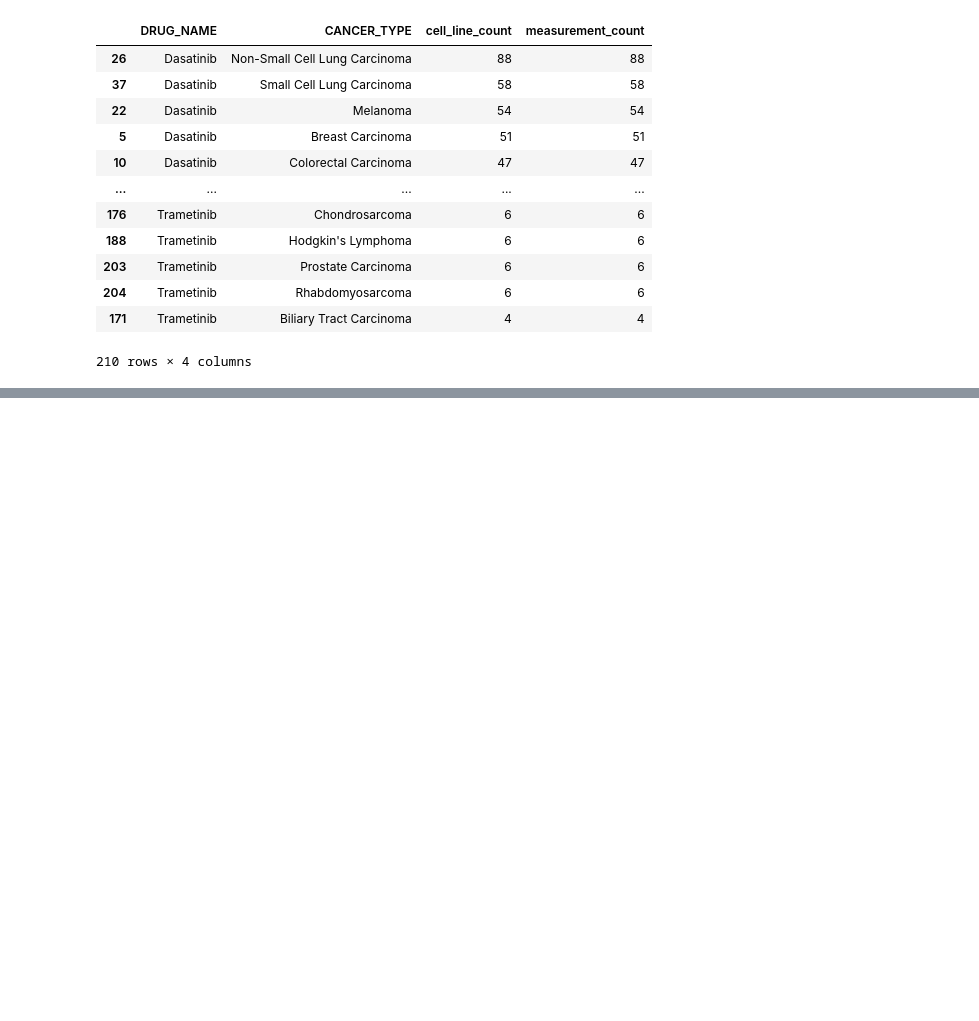
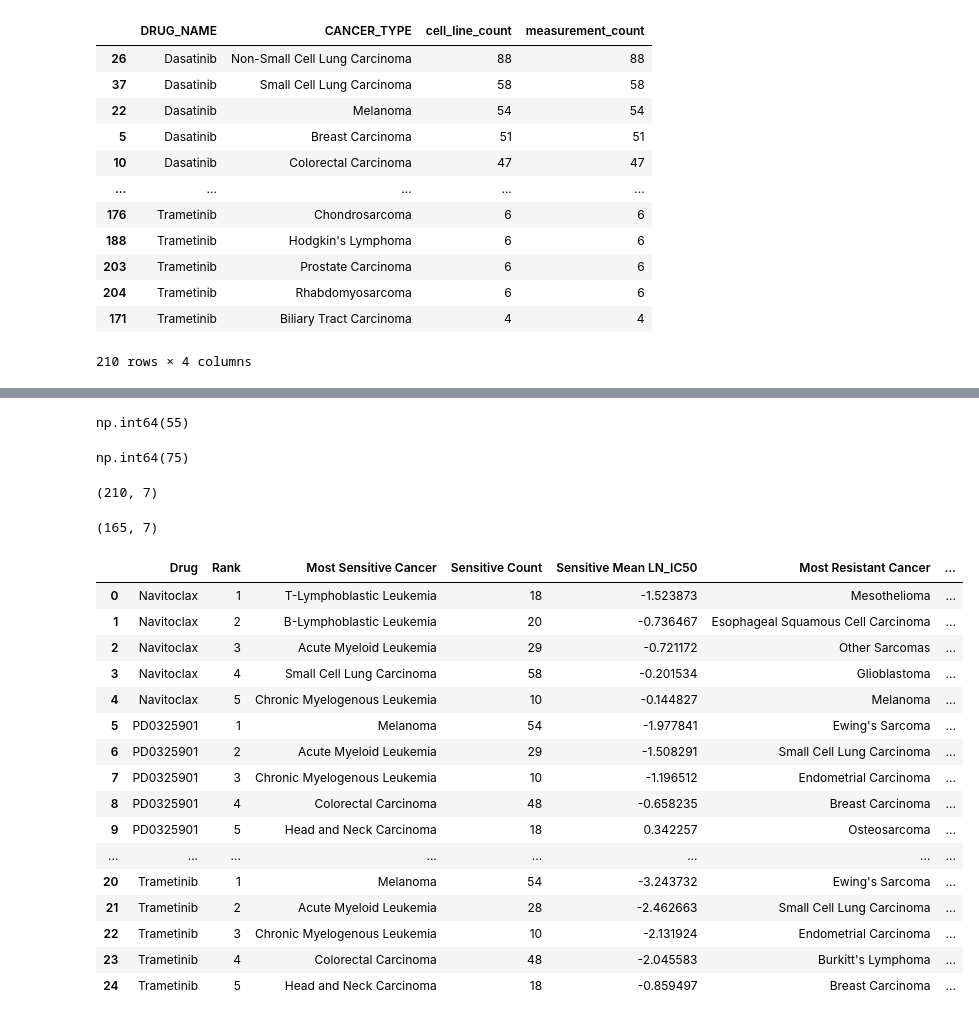
Before and after one commit to ReyhaNexus/GDSC2-drug-response_EDA, a Jupyter notebook: drug_response.ipynb, the cells around one changed output, grey strips where cells are left out. Saved outputs shown, nothing was run; the diff lists cells and outputs as text; code cells hidden in the pictures; blank space fills up the shorter version.

```diff
--- a/drug_response.ipynb
+++ b/drug_response.ipynb
@@ -1951,0 +1989,68 @@ cancer_coverage.sort_values(
+# %%
+(cancer_response['count'] < 10).sum()
+# %% [output]
+np.int64(55)
+# %%
+(cancer_response['count'] < 15).sum()
+# %% [output]
+np.int64(75)
+# %%
+cancer_response.shape
+# %% [output]
+(210, 7)
+# %%
+cancer_response_filtered = cancer_response[cancer_response['count'] >= 10].copy()
+cancer_response_filtered.shape
+# %% [output]
+(165, 7)
+# %%
+
+results = []
+
+
+for drug in cancer_response_filtered['DRUG_NAME'].unique():
+
+    drug_data = cancer_response_filtered[
+        cancer_response_filtered['DRUG_NAME'] == drug
+    ]
+
+
+    sensitive = drug_data.nsmallest(5, 'mean')
+
+    resistant = drug_data.nlargest(5, 'mean')
+
+    for rank in range(5):
+
+        results.append({
+            'Drug': drug,
+            'Rank': rank + 1,
+            'Most Sensitive Cancer': sensitive.iloc[rank]['CANCER_TYPE'],
+            'Sensitive Count': sensitive.iloc[rank]['count'],
+            'Sensitive Mean LN_IC50': sensitive.iloc[rank]['mean'],
+            'Most Resistant Cancer': resistant.iloc[rank]['CANCER_TYPE'],
+            'Resistant Count': resistant.iloc[rank]['count'],
+            'Resistant Mean LN_IC50': resistant.iloc[rank]['mean']
+
+        })
+
+drug_response_summary = pd.DataFrame(results)
+
+drug_response_summary
+# %% [output]
+|  | Drug | Rank | Most Sensitive Cancer | Sensitive Count | Sensitive Mean LN_IC50 | Most Resistant Cancer | ... |
+| 0 | Navitoclax | 1 | T-Lymphoblastic Leukemia | 18 | -1.523873 | Mesothelioma | ... |
+| 1 | Navitoclax | 2 | B-Lymphoblastic Leukemia | 20 | -0.736467 | Esophageal Squamous Cell Carcinoma | ... |
+| 2 | Navitoclax | 3 | Acute Myeloid Leukemia | 29 | -0.721172 | Other Sarcomas | ... |
+| 3 | Navitoclax | 4 | Small Cell Lung Carcinoma | 58 | -0.201534 | Glioblastoma | ... |
+| 4 | Navitoclax | 5 | Chronic Myelogenous Leukemia | 10 | -0.144827 | Melanoma | ... |
+| 5 | PD0325901 | 1 | Melanoma | 54 | -1.977841 | Ewing's Sarcoma | ... |
+| 6 | PD0325901 | 2 | Acute Myeloid Leukemia | 29 | -1.508291 | Small Cell Lung Carcinoma | ... |
+| 7 | PD0325901 | 3 | Chronic Myelogenous Leukemia | 10 | -1.196512 | Endometrial Carcinoma | ... |
+| 8 | PD0325901 | 4 | Colorectal Carcinoma | 48 | -0.658235 | Breast Carcinoma | ... |
+| 9 | PD0325901 | 5 | Head and Neck Carcinoma | 18 | 0.342257 | Osteosarcoma | ... |
+| ... | ... | ... | ... | ... | ... | ... | ... |
+| 20 | Trametinib | 1 | Melanoma | 54 | -3.243732 | Ewing's Sarcoma | ... |
+| 21 | Trametinib | 2 | Acute Myeloid Leukemia | 28 | -2.462663 | Small Cell Lung Carcinoma | ... |
+| 22 | Trametinib | 3 | Chronic Myelogenous Leukemia | 10 | -2.131924 | Endometrial Carcinoma | ... |
+| 23 | Trametinib | 4 | Colorectal Carcinoma | 48 | -2.045583 | Burkitt's Lymphoma | ... |
+| 24 | Trametinib | 5 | Head and Neck Carcinoma | 18 | -0.859497 | Breast Carcinoma | ... |
```
Also changed, not shown: parts of 14 cells of this notebook.
